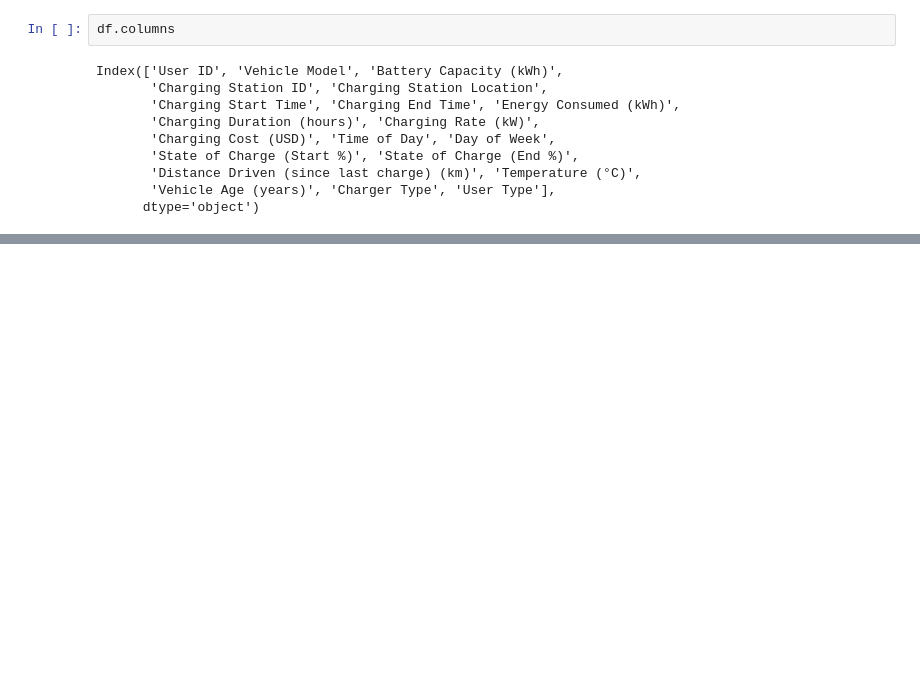
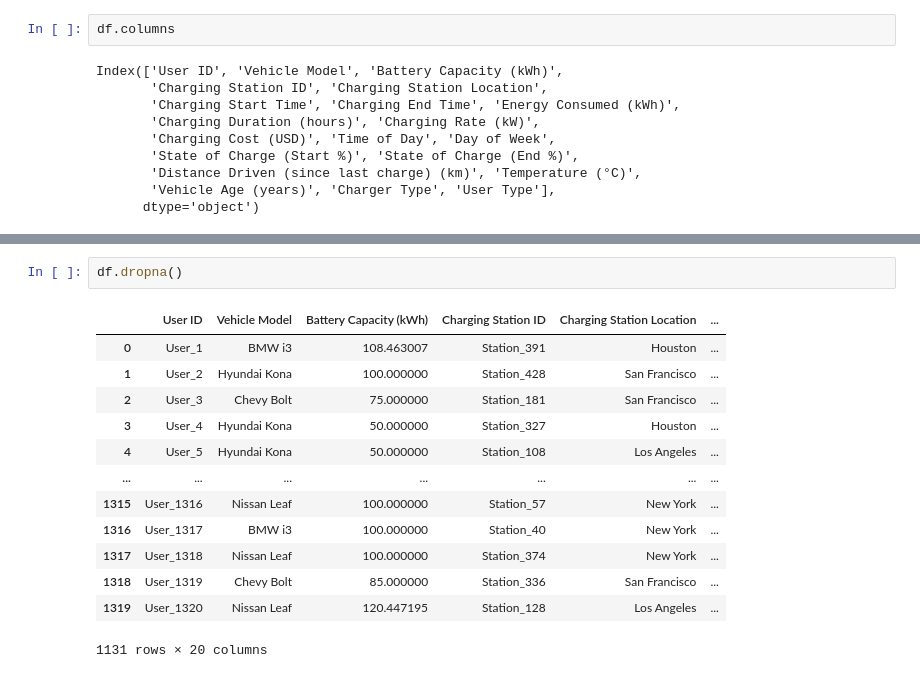
Before and after one commit to celestinesheum/MY-DAC-Curriculum, a Jupyter notebook: Internal_Project/Internal_Project_draft_1.ipynb, the cells around one changed output, grey strips where cells are left out. Drawn from its saved outputs; the diff is of its cells as text; blank space fills up the shorter version.

```diff
--- a/Internal_Project/Internal_Project_draft_1.ipynb
+++ b/Internal_Project/Internal_Project_draft_1.ipynb
@@ -39,0 +64,16 @@ Index(['User ID', 'Vehicle Model', 'Battery Capacity (kWh)',
+# %%
+df.dropna()
+# %% [output]
+|  | User ID | Vehicle Model | Battery Capacity (kWh) | Charging Station ID | Charging Station Location | ... |
+| 0 | User_1 | BMW i3 | 108.463007 | Station_391 | Houston | ... |
+| 1 | User_2 | Hyundai Kona | 100.000000 | Station_428 | San Francisco | ... |
+| 2 | User_3 | Chevy Bolt | 75.000000 | Station_181 | San Francisco | ... |
+| 3 | User_4 | Hyundai Kona | 50.000000 | Station_327 | Houston | ... |
+| 4 | User_5 | Hyundai Kona | 50.000000 | Station_108 | Los Angeles | ... |
+| ... | ... | ... | ... | ... | ... | ... |
+| 1315 | User_1316 | Nissan Leaf | 100.000000 | Station_57 | New York | ... |
+| 1316 | User_1317 | BMW i3 | 100.000000 | Station_40 | New York | ... |
+| 1317 | User_1318 | Nissan Leaf | 100.000000 | Station_374 | New York | ... |
+| 1318 | User_1319 | Chevy Bolt | 85.000000 | Station_336 | San Francisco | ... |
+| 1319 | User_1320 | Nissan Leaf | 120.447195 | Station_128 | Los Angeles | ... |
+1131 rows × 20 columns
```
Also changed, not shown: parts of 8 cells of this notebook, 1 other file.
